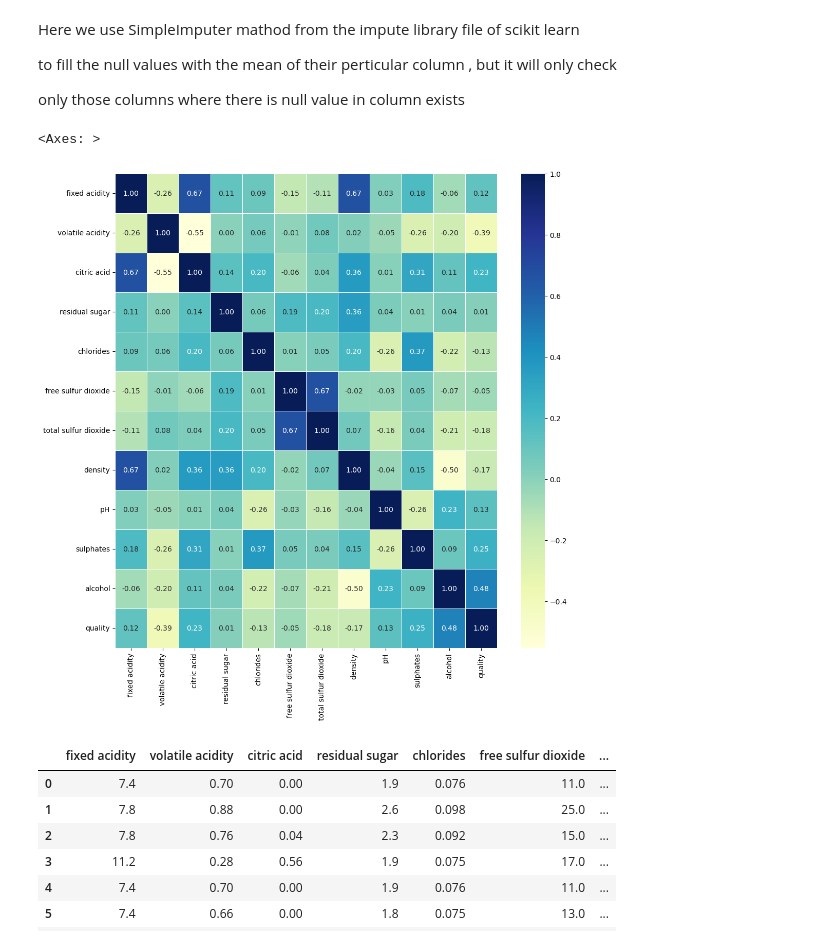
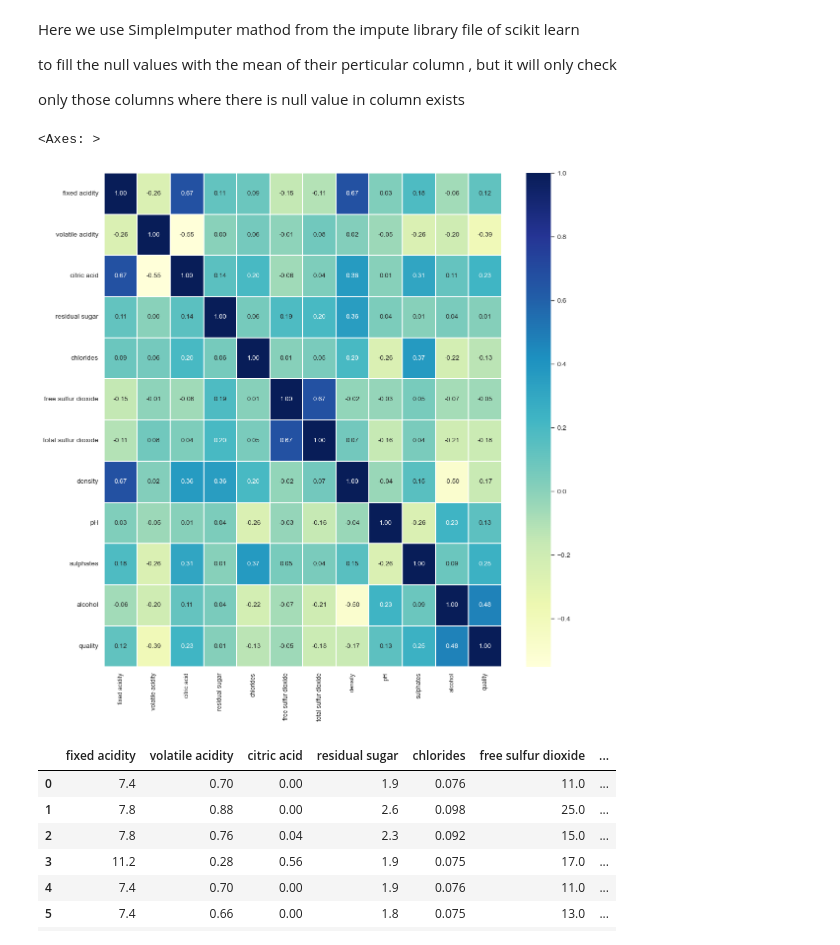
Before and after one commit to Shekhawat34/Corizo_Live_Projects, a Jupyter notebook: wine_quality_Prediction_Project.ipynb, the cells around one changed output. Drawn from its saved outputs; the diff is of its cells as text; code cells hidden in the pictures.

```diff
--- a/wine_quality_Prediction_Project.ipynb
+++ b/wine_quality_Prediction_Project.ipynb
@@ -129,6 +149,7 @@ Here we want to find on what quantity of fixed acidity, volatile acidity and the
   procedure we can saperate the wines on the basis of their acidity and again send them to improve the quality and to keep acidity at
    advisable level
 # %%
+
 sugar_categories = {
     'Dry': (0, 5),            # Example: Up to 5 grams per liter is considered dry
     'Medium Sweet': (5, 20),  # Example: 5 to 20 grams per liter is medium sweet
@@ -140,9 +161,9 @@ def categorize_sugar(row):
         if min_range <= row['residual sugar'] <= max_range:
             return category
     return 'Unknown'
-wine_quality['Residual Sugar Category'] = wine_quality.apply(categorize_sugar, axis=1)
-sugar_level_df=wine_quality
-sugar_level_df.head()
+acidity_level_df['Residual Sugar Category'] = acidity_level_df.apply(categorize_sugar, axis=1)
+acidity_sugar_level_df=acidity_level_df
+acidity_sugar_level_df.head()
 # %% [output]
 |  | fixed acidity | volatile acidity | citric acid | residual sugar | chlorides | free sulfur dioxide | ... |
 | 0 | 7.4 | 0.70 | 0.00 | 1.9 | 0.076 | 11.0 | ... |
@@ -202,14 +204,14 @@ only those columns where there is null value in column exists
 # %%
 
 corr_matrix=wine_quality.corr()
-plt.figure(figsize=(12,12))
+plt.figure(figsize=(13,13))
 sns.heatmap(corr_matrix,annot=True,
-            linewidth=0.5,
+            linewidth=0.2,
             fmt='.2f',
             cmap='YlGnBu')
 # %% [output]
 <Axes: >
-[figure, old version]
+[figure, new version]
 # %%
 import pandas as pd
 from sklearn.preprocessing import OneHotEncoder
```
Also changed, not shown: parts of 14 cells of this notebook.
